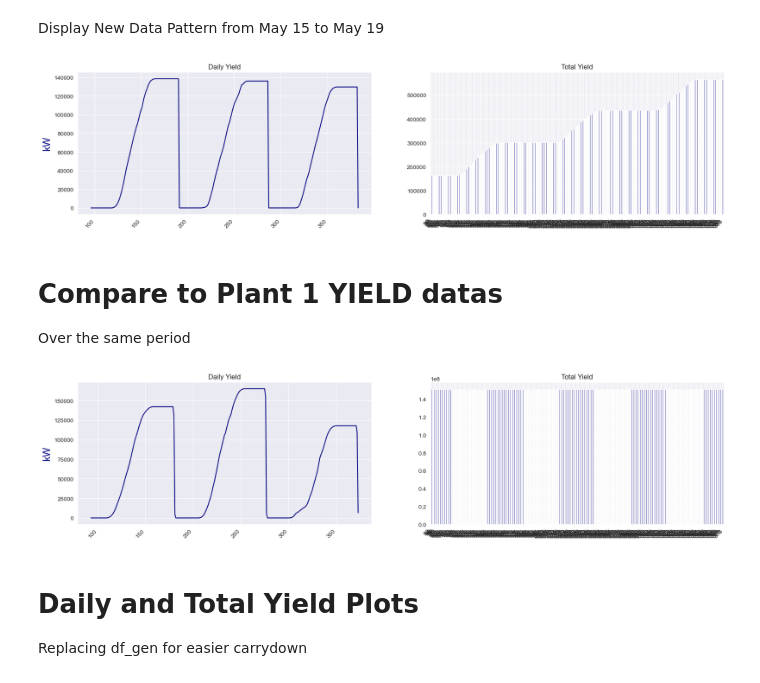
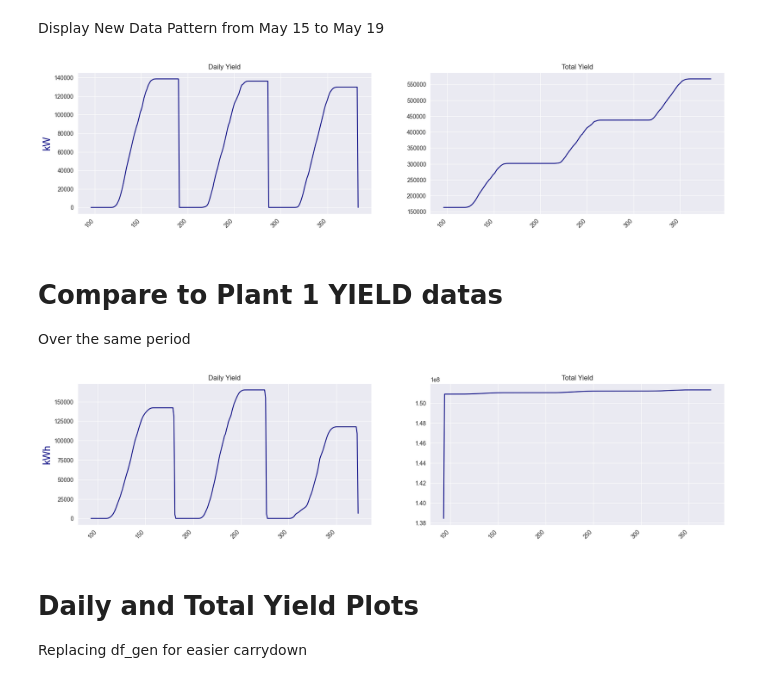
Before and after one commit to YohannesDK/DAT540_Group_11, a Jupyter notebook: Arima-Kathir-Final.ipynb, the cells around one changed output. Drawn from its saved outputs; the diff is of its cells as text; code cells hidden in the pictures.

```diff
--- a/Arima-Kathir-Final.ipynb
+++ b/Arima-Kathir-Final.ipynb
@@ -164,19 +158,19 @@ Display New Data Pattern from May 15 to May 19
 # %%
 testDays2 = new_df.loc[(df_gen['DATE_TIME'] > '2020-05-16') & (df_gen['DATE_TIME'] <= "2020-05-19")]
 
 
 fig,ax= plt.subplots(ncols=2,dpi=100,figsize=(20,5))
 testDays2['DAILY_YIELD'].plot(ax=ax[0],color='navy') # DAILY_YIELD graph
-testDays2['TOTAL_YIELD'].plot(kind='bar',ax=ax[1],color='navy') #TOTAL_YIELD graph
+testDays2['TOTAL_YIELD'].plot(ax=ax[1],color='navy') #TOTAL_YIELD graph
 fig.autofmt_xdate(rotation=45)
 ax[0].set_title('Daily Yield')
 ax[1].set_title('Total Yield')
 ax[0].set_ylabel('kW',color='navy',fontsize=17)
 plt.show()
 
 #new_df.head
 # %% [output]
-[figure, old version]
+[figure, new version]
 # %% [markdown]
 # Compare to Plant 1 YIELD datas
 Over the same period
@@ -186,14 +180,14 @@ testDays3 = df_gen2.loc[(df_gen2['DATE_TIME'] > '2020-05-16') & (df_gen2['DATE_T
 
 fig,ax= plt.subplots(ncols=2,dpi=100,figsize=(20,5))
 testDays3['DAILY_YIELD'].plot(ax=ax[0],color='navy') # DAILY_YIELD graph
-testDays3['TOTAL_YIELD'].plot(kind='bar',ax=ax[1],color='navy') #TOTAL_YIELD graph
+testDays3['TOTAL_YIELD'].plot(ax=ax[1],color='navy') #TOTAL_YIELD graph
 fig.autofmt_xdate(rotation=45)
 ax[0].set_title('Daily Yield')
 ax[1].set_title('Total Yield')
-ax[0].set_ylabel('kW',color='navy',fontsize=17)
+ax[0].set_ylabel('kWh',color='navy',fontsize=17)
 plt.show()
 # %% [output]
-[figure, old version]
+[figure, new version]
 # %% [markdown]
 # Daily and Total Yield Plots
 Replacing df_gen for easier carrydown
```
Also changed, not shown: parts of 16 cells of this notebook.
